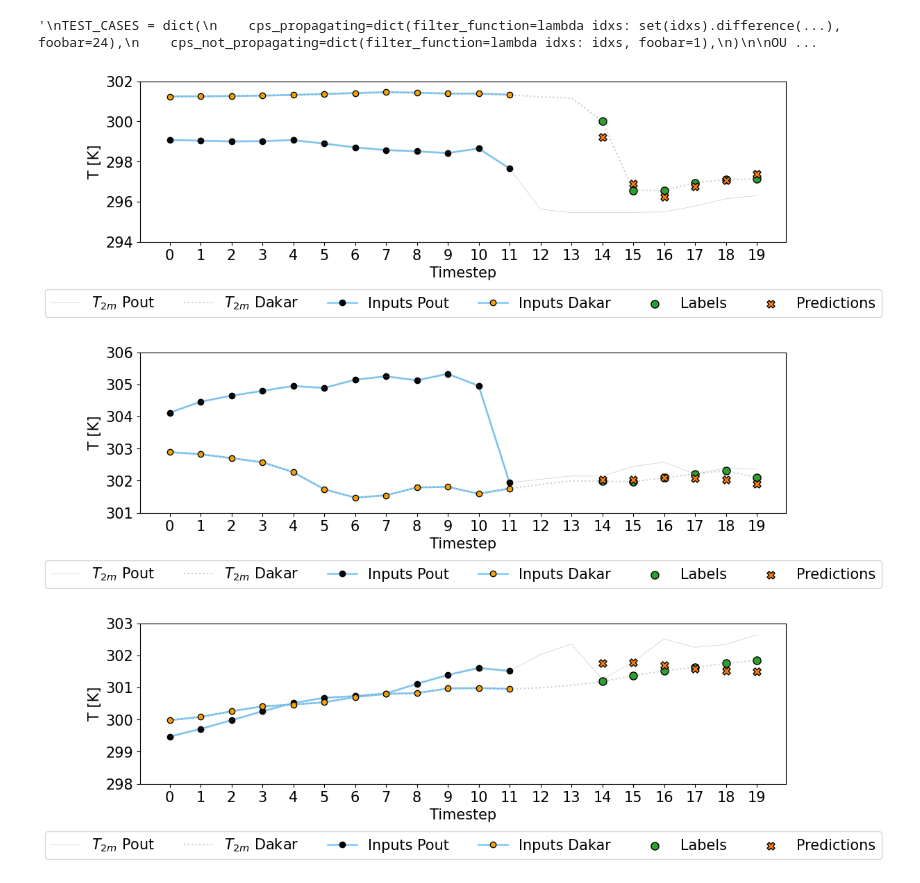
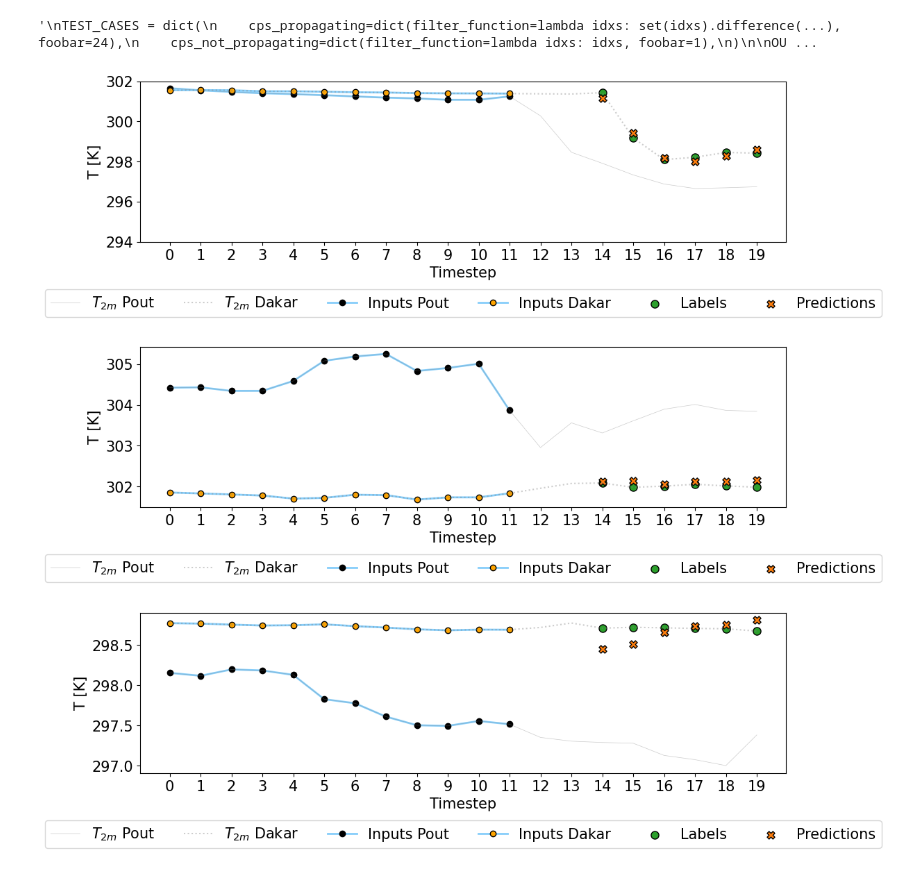
Before and after one commit to irenelivia/DakEnowcasting, a Jupyter notebook: train_model.ipynb, the cells around one changed output. Cells and saved outputs as stored; diff of their text form; code cells hidden in the pictures.

```diff
--- a/train_model.ipynb
+++ b/train_model.ipynb
@@ -208,22 +208,22 @@ for usecase, values in USE_CASES.items():
 '\nTEST_CASES = dict(\n    cps_propagating=dict(filter_function=lambda idxs: set(idxs).difference(...), foobar=24),\n    cps_not_propagating=dict(filter_function=lambda idxs: idxs, foobar=1),\n)\n\nOU ...
 # %%
 if test_cps_propagating:
-    windows_propagating.plot(ARlstm,ylims=True,ymin=294,ymax=302,plot_col_input='T2__Dakar',max_subplots=1)
+    windows_propagating.plot(lstm,ylims=True,ymin=294,ymax=302,plot_col_input='T2__Dakar',max_subplots=1)
 else:
     print('Whoops no intersecting subset for propagating CPs')
 # %% [output]
-[figure, old version]
+[figure, new version]
 # %%
 if test_cps_not_propagating:
-    windows_not_propagating.plot(ARlstm,ylims=True,ymin=301,ymax=306,plot_col_input='T2__Dakar',max_subplots=1)
+    windows_not_propagating.plot(lstm,ylims=False,ymin=301,ymax=306,plot_col_input='T2__Dakar',max_subplots=1)
 else:
     print('Whoops no intersecting subset for not-propagating CPs')
 # %% [output]
-[figure, old version]
+[figure, new version]
 # %%
-windows_no_cps.plot(ARlstm,ylims=True,ymin=298,ymax=303,plot_col_input='T2__Dakar',max_subplots=1)
+windows_no_cps.plot(lstm,ylims=False,ymin=298,ymax=303,plot_col_input='T2__Dakar',max_subplots=1)
 # %% [output]
-[figure, old version]
+[figure, new version]
 # %%
 ## test_cps_propagating = list(set(time_indices_split['test']).intersection(Propagating_CPs_set))
 #test_cps_propagating = list(set(time_indices_split['test']).intersection(cps_dakar))
```
Also changed, not shown: parts of 11 cells of this notebook, 2 other files.
